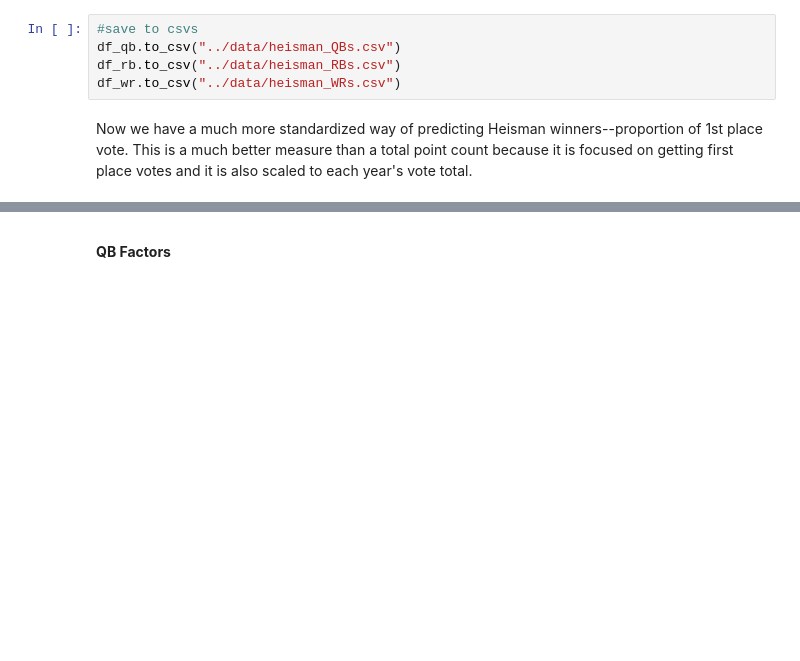
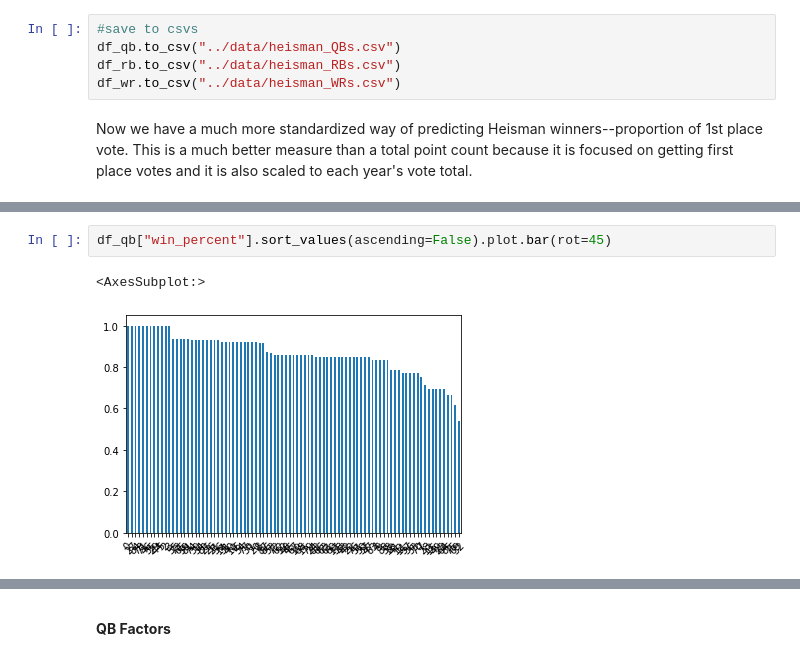
Before and after one commit to SeanSteinle/HeismanModeling, a Jupyter notebook: notebooks/BuildingHeismanDataset.ipynb, the cells around one changed output, grey strips where cells are left out. Drawn from its saved outputs; the diff is of its cells as text; blank space fills up the shorter version.

```diff
--- a/notebooks/BuildingHeismanDataset.ipynb
+++ b/notebooks/BuildingHeismanDataset.ipynb
@@ -411,0 +496,5 @@ NOTE TO SELF. DO THIS BY PROPORTION, ALSO REFORMAT GRAPHS.
+# %%
+df_qb["win_percent"].sort_values(ascending=False).plot.bar(rot=45)
+# %% [output]
+<AxesSubplot:>
+[figure, added]
```
Also changed, not shown: parts of 29 cells of this notebook, 5 other files.
